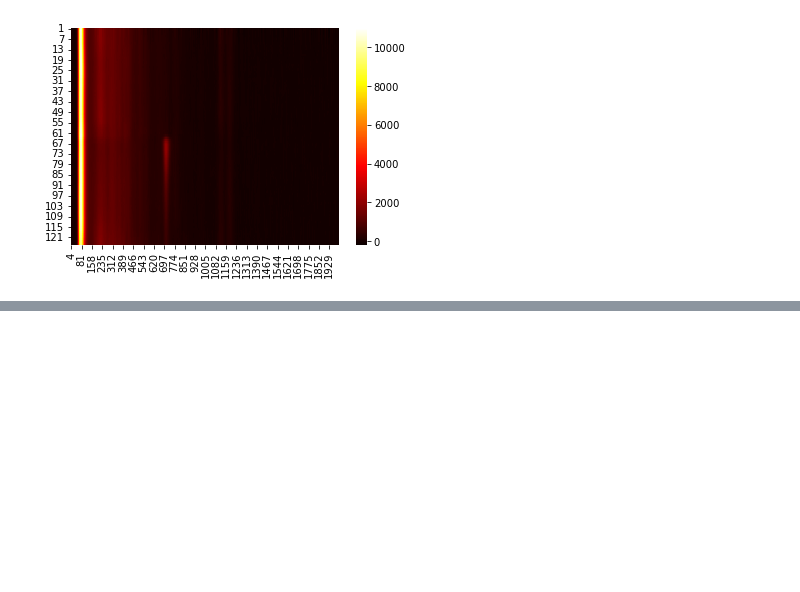
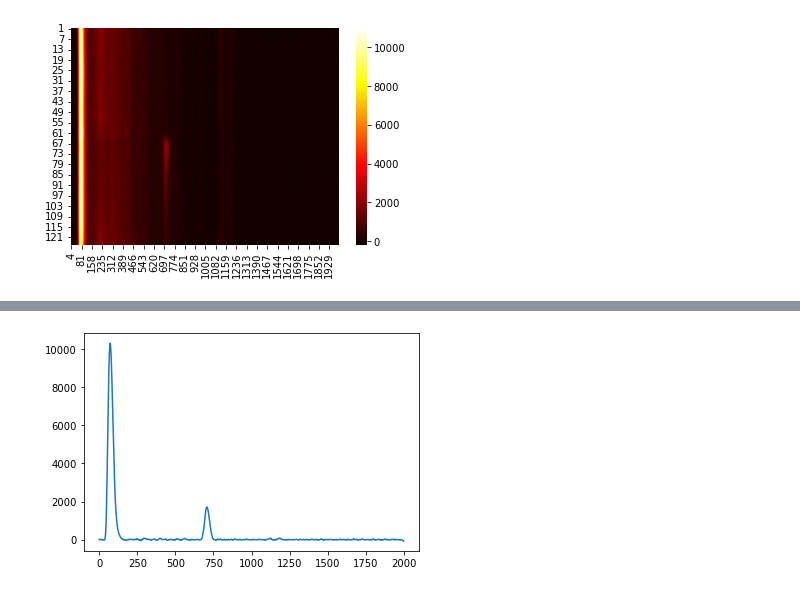
Before and after one commit to pisosyam/JUNIOR2023, a Jupyter notebook: Untitled1.ipynb, the cells around one changed output, grey strips where cells are left out. Drawn from its saved outputs; the diff is of its cells as text; code cells hidden in the pictures; blank space fills up the shorter version.

```diff
--- a/Untitled1.ipynb
+++ b/Untitled1.ipynb
@@ -96,0 +106,5 @@ Solving environment: ...working... failed with initial frozen solve. Retrying wi
+# %%
+plt.plot([i for i in range(0, 2000)], Z_P.iloc[:, 70] - baselin_Zi)
+plt.show()
+# %% [output]
+[figure, added]
```
Also changed, not shown: parts of 4 cells of this notebook, 4 other files.
